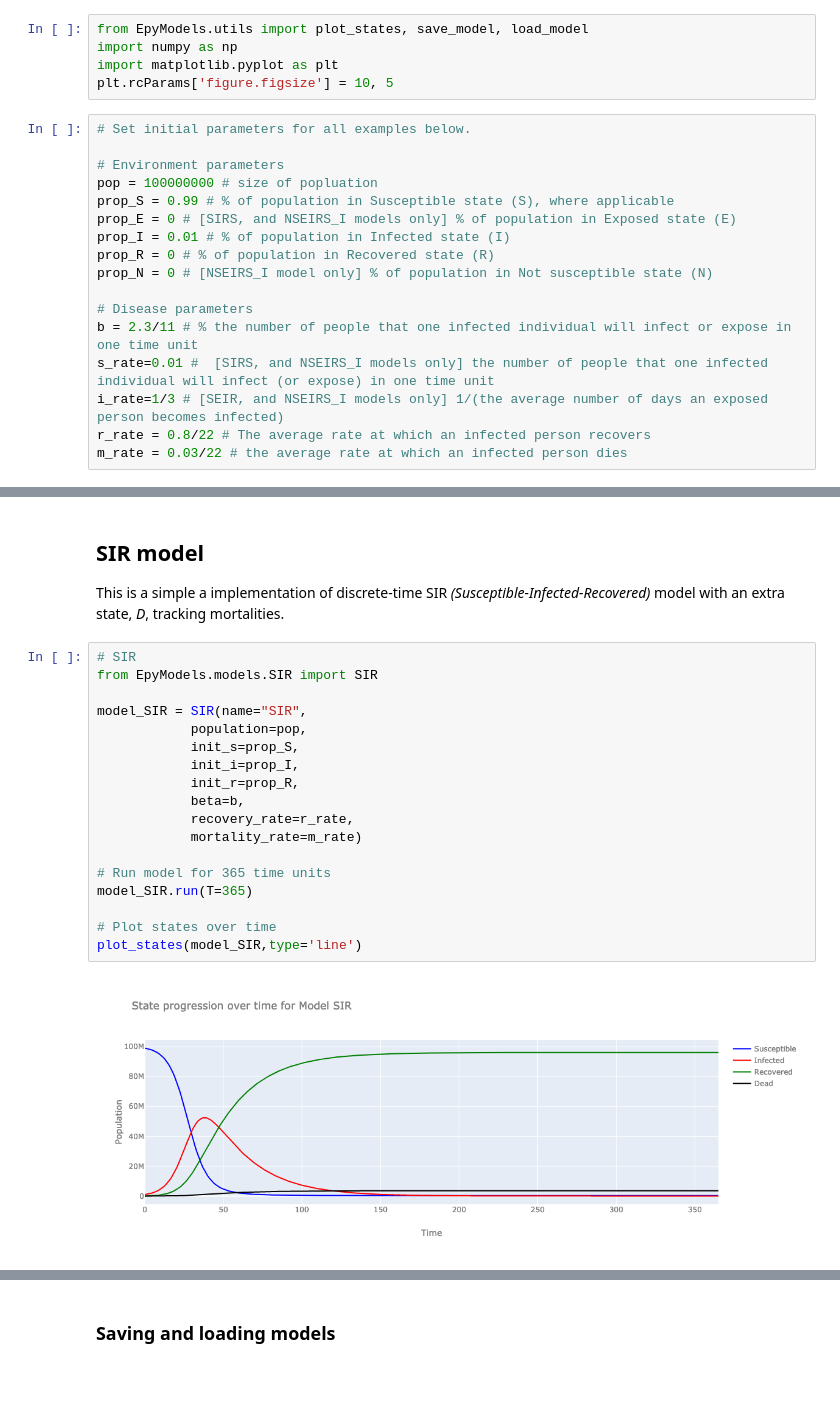
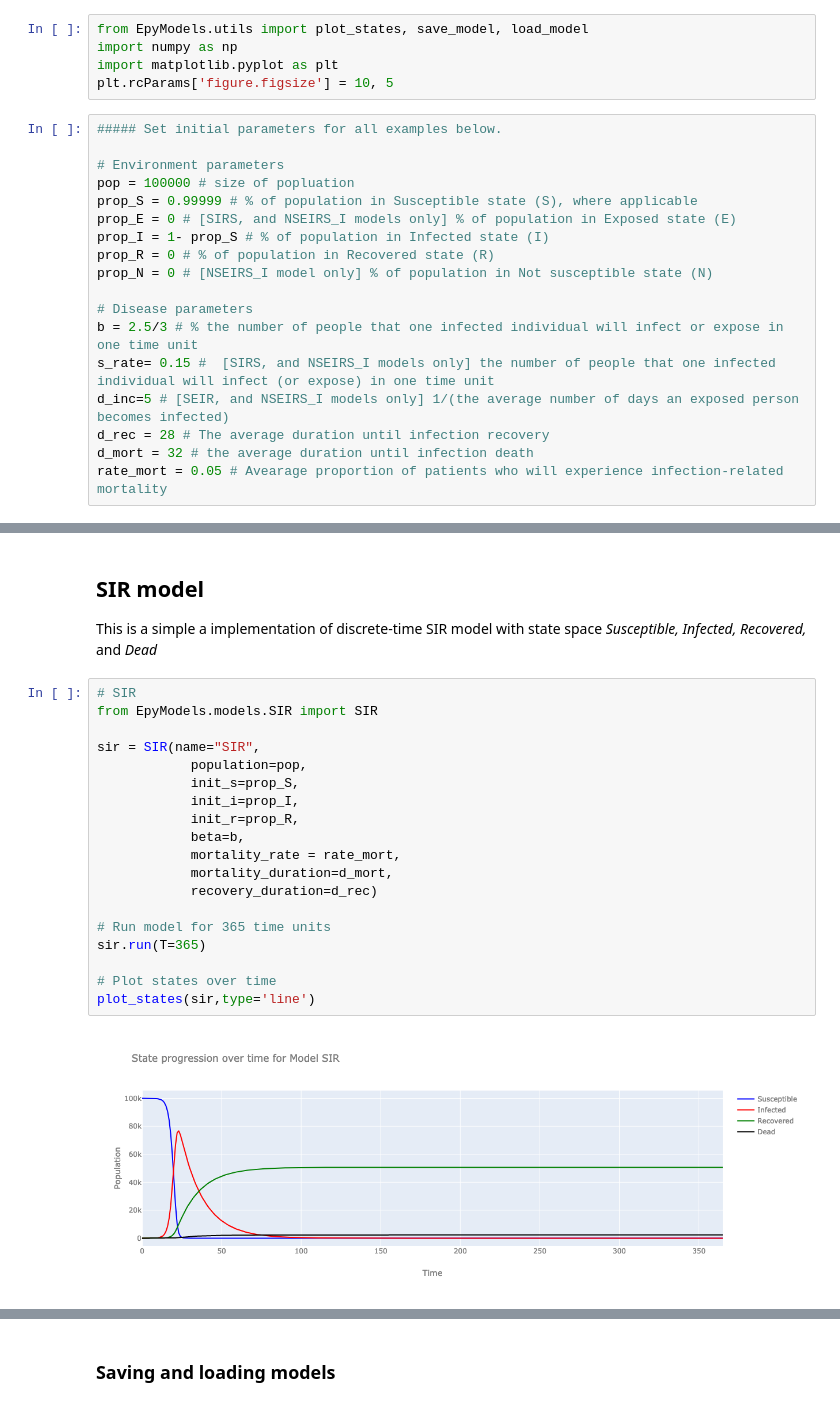
Before and after one commit to jamescodella/EpyModels, a Jupyter notebook: examples.ipynb, the cells around one changed output, grey strips where cells are left out. Cells and saved outputs as stored; diff of their text form; blank space fills up the shorter version.

Commit message:
Small updates
* Renaming of NSEIR_I model to CModel
* Plot now supports bar plots
* Bug fixes
* Other small changes

```diff
--- a/examples.ipynb
+++ b/examples.ipynb
@@ -19,47 +19,49 @@ import numpy as np
 import matplotlib.pyplot as plt
 plt.rcParams['figure.figsize'] = 10, 5
 # %%
-# Set initial parameters for all examples below.
+##### Set initial parameters for all examples below.
 
 # Environment parameters
-pop = 100000000 # size of popluation
-prop_S = 0.99 # % of population in Susceptible state (S), where applicable
+pop = 100000 # size of popluation
+prop_S = 0.99999 # % of population in Susceptible state (S), where applicable
 prop_E = 0 # [SIRS, and NSEIRS_I models only] % of population in Exposed state (E)
-prop_I = 0.01 # % of population in Infected state (I)
+prop_I = 1- prop_S # % of population in Infected state (I)
 prop_R = 0 # % of population in Recovered state (R)
 prop_N = 0 # [NSEIRS_I model only] % of population in Not susceptible state (N)
 
 # Disease parameters
-b = 2.3/11 # % the number of people that one infected individual will infect or expose in one time unit
-s_rate=0.01 #  [SIRS, and NSEIRS_I models only] the number of people that one infected individual will infect (or expose) in one time unit
-i_rate=1/3 # [SEIR, and NSEIRS_I models only] 1/(the average number of days an exposed person becomes infected)
-r_rate = 0.8/22 # The average rate at which an infected person recovers
-m_rate = 0.03/22 # the average rate at which an infected person dies
+b = 2.5/3 # % the number of people that one infected individual will infect or expose in one time unit
+s_rate= 0.15 #  [SIRS, and NSEIRS_I models only] the number of people that one infected individual will infect (or expose) in one time unit
+d_inc=5 # [SEIR, and NSEIRS_I models only] 1/(the average number of days an exposed person becomes infected)
+d_rec = 28 # The average duration until infection recovery
+d_mort = 32 # the average duration until infection death
+rate_mort = 0.05 # Avearage proportion of patients who will experience infection-related mortality
 # %% [markdown]
 <a id='SIR'></a>
 # %% [markdown]
 ## SIR model
-This is a simple a implementation of discrete-time SIR *(Susceptible-Infected-Recovered)* model with an extra state, *D*, tracking mortalities.
+This is a simple a implementation of discrete-time SIR model with state space *Susceptible, Infected, Recovered,* and *Dead*
 # %%
 # SIR
 from EpyModels.models.SIR import SIR
 
-model_SIR = SIR(name="SIR",
+sir = SIR(name="SIR",
             population=pop,
             init_s=prop_S,
             init_i=prop_I,
             init_r=prop_R,
             beta=b,
-            recovery_rate=r_rate,
-            mortality_rate=m_rate)
+            mortality_rate = rate_mort,
+            mortality_duration=d_mort,
+            recovery_duration=d_rec)
 
 # Run model for 365 time units
-model_SIR.run(T=365)
+sir.run(T=365)
 
 # Plot states over time
-plot_states(model_SIR,type='line')
+plot_states(sir,type='line')
 # %% [output]
-[figure, old version]
+[figure, new version]
 # %% [markdown]
 <a id='SIRS'></a>
 # %% [markdown]
```
Also changed, not shown: parts of 11 cells of this notebook, 4 other files.
